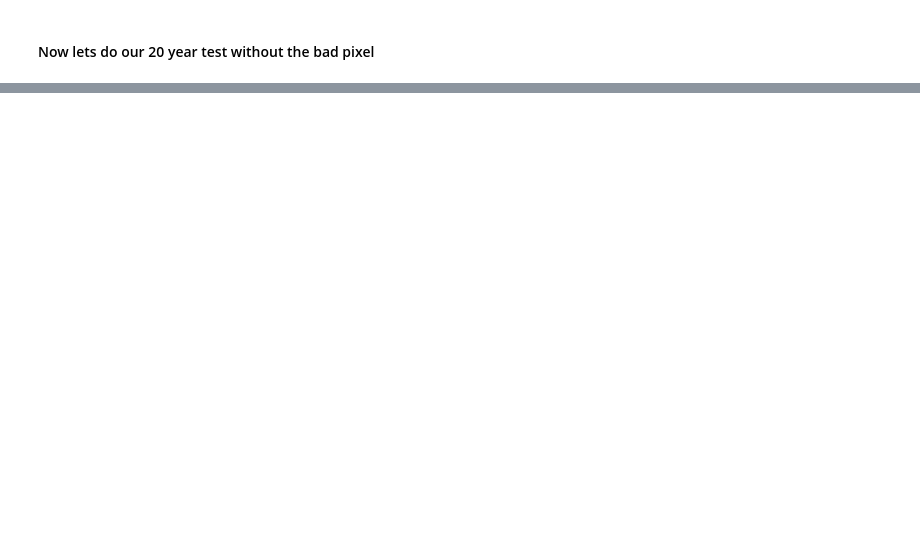
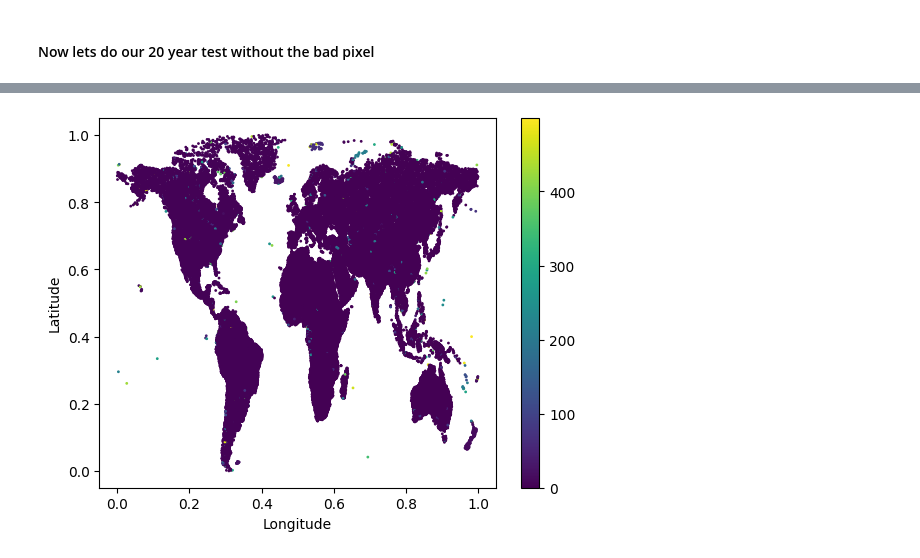
Before and after one commit to marvanG/data-mining-project, a Jupyter notebook: modis_data.ipynb, the cells around one changed output, grey strips where cells are left out. Saved outputs shown, nothing was run; the diff lists cells and outputs as text; code cells hidden in the pictures; blank space fills up the shorter version.

```diff
--- a/modis_data.ipynb
+++ b/modis_data.ipynb
@@ -784,0 +847,40 @@ std after removing outliers: 408.787470821993
+# %%
+from sklearn.cluster import AgglomerativeClustering
+from scipy.cluster.hierarchy import dendrogram
+
+def plot_dendrogram(model, **kwargs):
+
+    counts = np.zeros(model.children_.shape[0])
+    n_samples = len(model.labels_)
+    for i, merge in enumerate(model.children_):
+        current_count = 0
+        for child_idx in merge:
+            if child_idx < n_samples:
+                current_count += 1
+            else:
+                current_count += counts[child_idx - n_samples]
+        counts[i] = current_count
+
+    linkage_matrix = np.column_stack(
+        [model.children_, model.distances_, counts]
+    ).astype(float)
+
+    dendrogram(linkage_matrix, **kwargs)
+
+# NOT RECOMMENDED IT TAKES FOREVER
+#ac2 = AgglomerativeClustering(distance_threshold=0, n_clusters=None)
+#hierClust = ac2.fit(df)
+#dendogram = dendrogram((linkage(np.array([pl, pw, sl, sw]), method='single')))
+#plot_dendrogram(hierClust, truncate_mode="level", p=2)
+#plt.title("Hierarchical Clustering Dendrogram")
+#plt.xlabel("Number of points in node (or index of point if no parenthesis).")
+#plt.show()
+
+ac2 = AgglomerativeClustering(n_clusters=500, linkage='single')
+data4 = ac2.fit_predict(df1)
+labels = ac2.labels_
+X=df1.loc[:,['NDVI','Latitude','Longitude']]
+X.plot.scatter(x = 'Longitude', y = 'Latitude', c=labels, s=1, cmap='viridis')
+plt.show()
+# %% [output]
+[figure, added]
```
Also changed, not shown: parts of 19 cells of this notebook.
